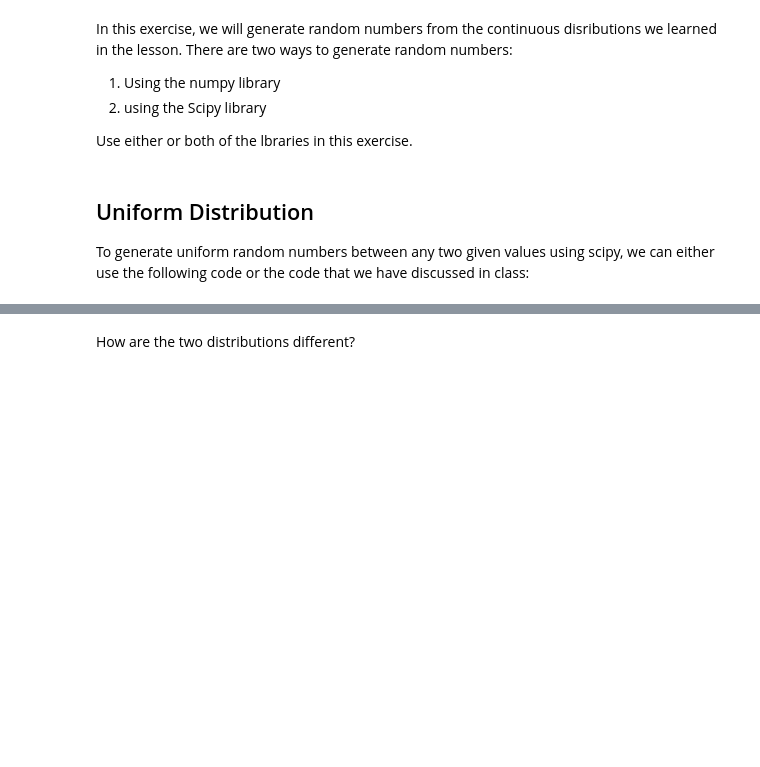
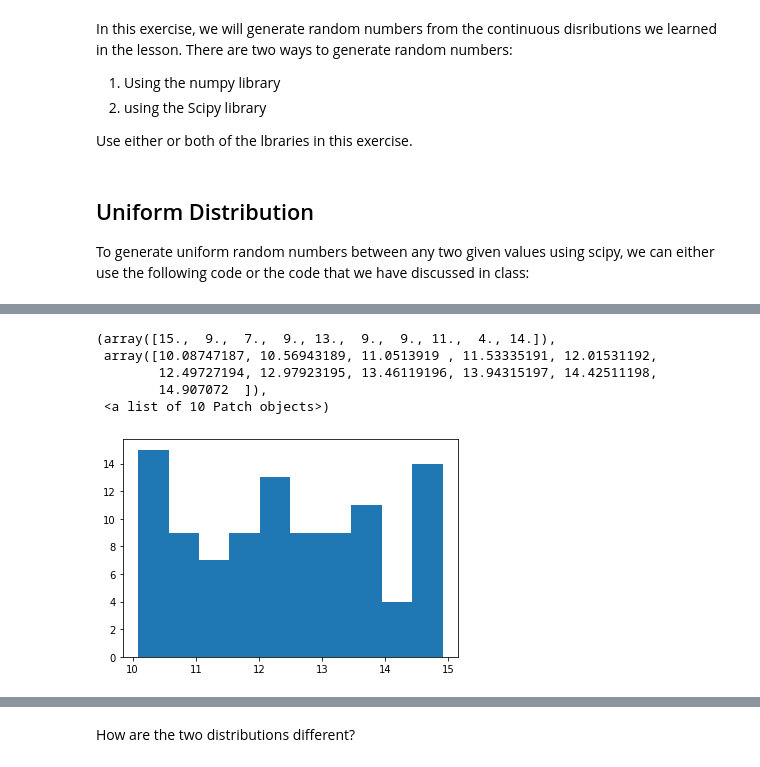
Before and after one commit to ironhack-datalabs/datamad1019, a Jupyter notebook: module-2/lab-continuous-probability-distribution/your-code/main.ipynb, the cells around one changed output, grey strips where cells are left out. Drawn from its saved outputs; the diff is of its cells as text; code cells hidden in the pictures; blank space fills up the shorter version.

```diff
--- a/module-2/lab-continuous-probability-distribution/your-code/main.ipynb
+++ b/module-2/lab-continuous-probability-distribution/your-code/main.ipynb
@@ -46,0 +48,18 @@ Your output should look like below:
+# %%
+import matplotlib.pyplot as plt
+# your code here
+
+def generate_random_numbers(bottom,ceiling,count):
+    x = uniform.rvs(size=count)
+    a = bottom
+    b = ceiling
+    randoms  = a + (b-a)*x
+    return randoms
+plt.hist(generate_random_numbers(bottom=10, ceiling=15, count=100))
+# %% [output]
+(array([15.,  9.,  7.,  9., 13.,  9.,  9., 11.,  4., 14.]),
+ array([10.08747187, 10.56943189, 11.0513919 , 11.53335191, 12.01531192,
+        12.49727194, 12.97923195, 13.46119196, 13.94315197, 14.42511198,
+        14.907072  ]),
+ <a list of 10 Patch objects>)
+[figure, added]
```
Also changed, not shown: parts of 20 cells of this notebook.
